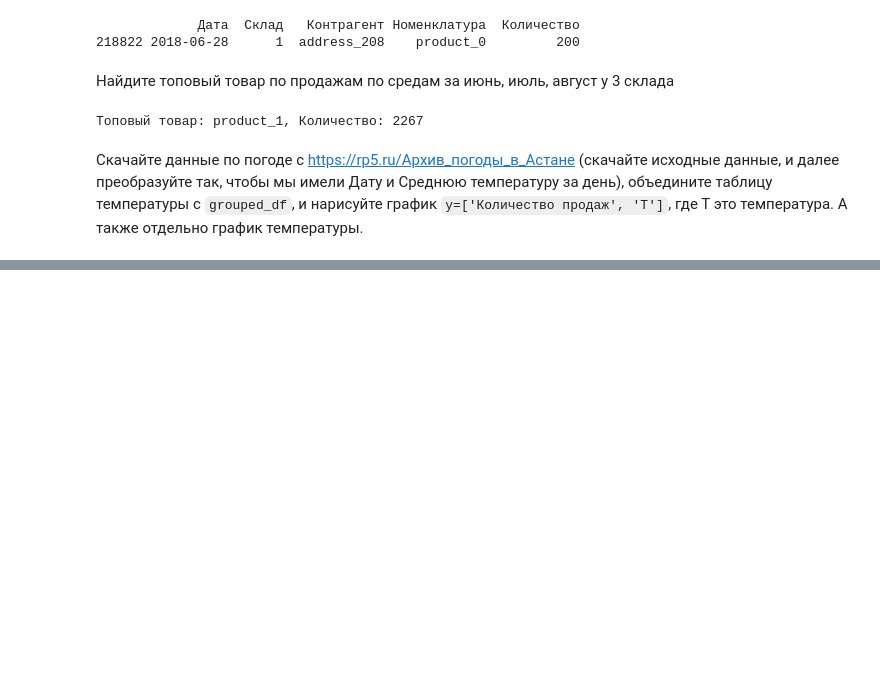
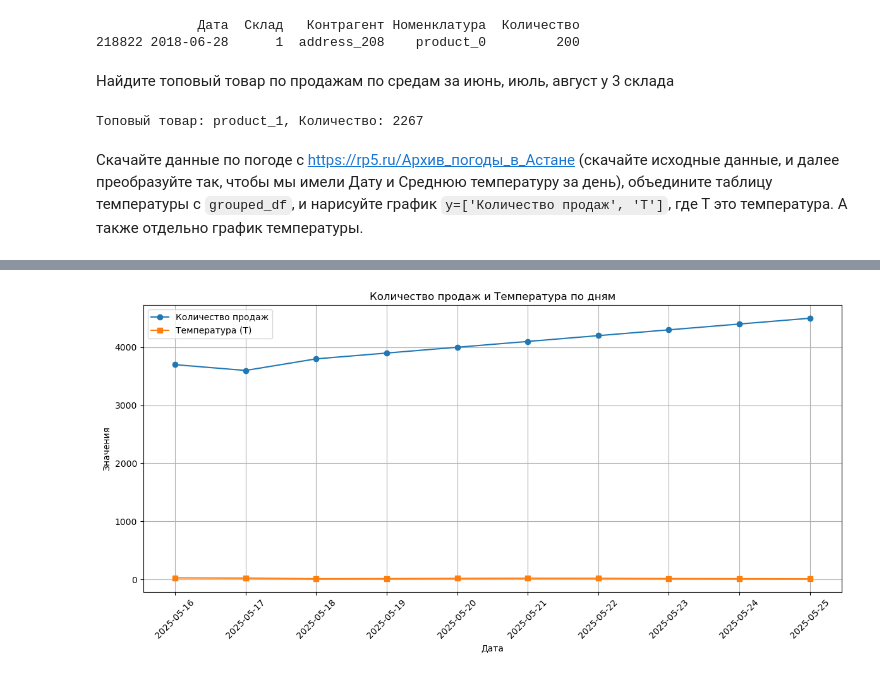
Before and after one commit to sarykip/Project_Pyton, a Jupyter notebook: Блок 3.ipynb, the cells around one changed output, grey strips where cells are left out. Drawn from its saved outputs; the diff is of its cells as text; code cells hidden in the pictures; blank space fills up the shorter version.

```diff
--- a/Блок 3.ipynb
+++ b/Блок 3.ipynb
@@ -256,0 +189,12 @@ plt.show()
+# %%
+weather_df = pd.read_csv(file_path, sep=';')
+weather_df.columns = ['datetime', 'T']
+
+weather_df['datetime'] = pd.to_datetime(weather_df['datetime'], format='%d.%m.%Y %H:%M')
+
+weather_df['date'] = weather_df['datetime'].dt.date
+
+daily_weather = weather_df.groupby('date')['T'].mean().reset_index()
+daily_weather.columns = ['Дата', 'T']
+
+daily_weather.head()
@@ -256,0 +208,9 @@ plt.show()
+# %%
+# Убедитесь, что обе таблицы имеют одинаковый тип в колонке "Дата"
+grouped_df["Дата"] = pd.to_datetime(grouped_df["Дата"]).dt.date
+daily_weather["Дата"] = pd.to_datetime(daily_weather["Дата"]).dt.date
+
+# Объединение по дате (left join)
+merged_df = pd.merge(grouped_df, daily_weather, on="Дата", how="left")
+
+print(merged_df)
@@ -256,0 +229,20 @@ plt.show()
+# %%
+import matplotlib.pyplot as plt
+import pandas as pd
+
+merged_df["Дата"] = pd.to_datetime(merged_df["Дата"])
+
+# Количество продаж и Температура
+plt.figure(figsize=(12, 6))
+plt.plot(merged_df['Дата'], merged_df['Количество'], label='Количество продаж', marker='o')
+plt.plot(merged_df['Дата'], merged_df['T'], label='Температура (T)', marker='s')
+plt.xlabel('Дата')
+plt.ylabel('Значения')
+plt.title('Количество продаж и Температура по дням')
+plt.legend()
+plt.grid(True)
+plt.xticks(rotation=45)
+plt.tight_layout()
+plt.show()
+# %% [output]
+[figure, added]
```
Also changed, not shown: parts of 11 cells of this notebook.
